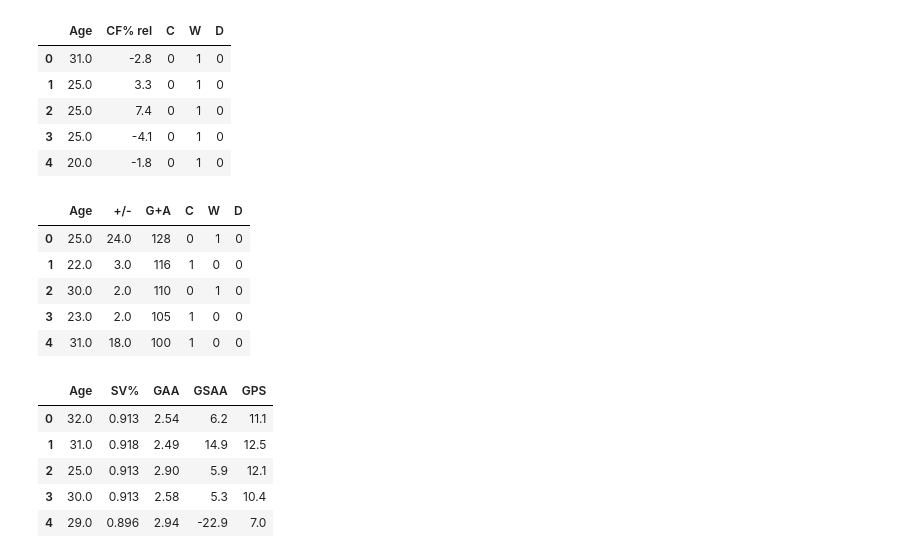
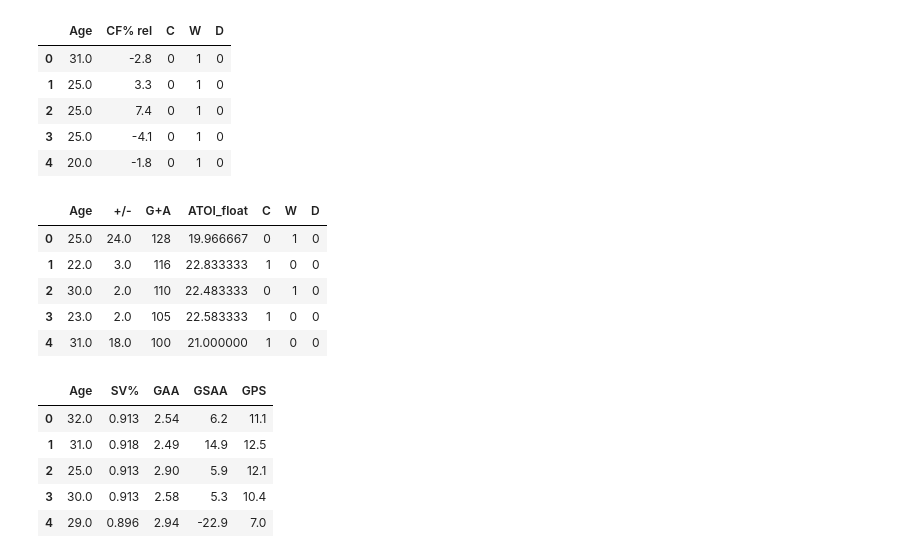
Before and after one commit to cfar506/DSCI235-Project, a Jupyter notebook: 235_Project/Final_Report.ipynb, the cells around one changed output. Drawn from its saved outputs; the diff is of its cells as text; code cells hidden in the pictures.

```diff
--- a/235_Project/Final_Report.ipynb
+++ b/235_Project/Final_Report.ipynb
@@ -107,6 +107,13 @@ skater_basic['W'] = np.where(skater_basic['Pos'].str.contains('W'), 1, 0)
 # Create Goals + Assists  Column
 
 skater_basic['G+A'] = skater_basic['G'] + skater_basic['A']
+# %%
+# Create Average Time on Ice Column (in minutes)
+def time(x):
+    minutes, seconds = map(int, x.split(":"))
+    return minutes + seconds / 60
+
+skater_basic['ATOI_float'] = skater_basic['ATOI'].apply(time)
 # %% [markdown]
 ## Goalie Data
 # %%
@@ -177,15 +184,15 @@ skater_advanced.head()
 | 3 | 25.0 | -4.1 | 0 | 1 | 0 |
 | 4 | 20.0 | -1.8 | 0 | 1 | 0 |
 # %%
-skater_basic = skater_basic[['Age', '+/-', 'G+A', 'C', 'W', 'D']]
+skater_basic = skater_basic[['Age', '+/-', 'G+A', 'ATOI_float', 'C', 'W', 'D']]
 skater_basic.head()
 # %% [output]
-|  | Age | +/- | G+A | C | W | D |
-| 0 | 25.0 | 24.0 | 128 | 0 | 1 | 0 |
-| 1 | 22.0 | 3.0 | 116 | 1 | 0 | 0 |
-| 2 | 30.0 | 2.0 | 110 | 0 | 1 | 0 |
-| 3 | 23.0 | 2.0 | 105 | 1 | 0 | 0 |
-| 4 | 31.0 | 18.0 | 100 | 1 | 0 | 0 |
+|  | Age | +/- | G+A | ATOI_float | C | W | D |
+| 0 | 25.0 | 24.0 | 128 | 19.966667 | 0 | 1 | 0 |
+| 1 | 22.0 | 3.0 | 116 | 22.833333 | 1 | 0 | 0 |
+| 2 | 30.0 | 2.0 | 110 | 22.483333 | 0 | 1 | 0 |
+| 3 | 23.0 | 2.0 | 105 | 22.583333 | 1 | 0 | 0 |
+| 4 | 31.0 | 18.0 | 100 | 21.000000 | 1 | 0 | 0 |
 # %%
 goalie_df = goalie_df[['Age', 'SV%', 'GAA', 'GSAA', 'GPS']]
 goalie_df.head()
```
Also changed, not shown: parts of 4 cells of this notebook.
